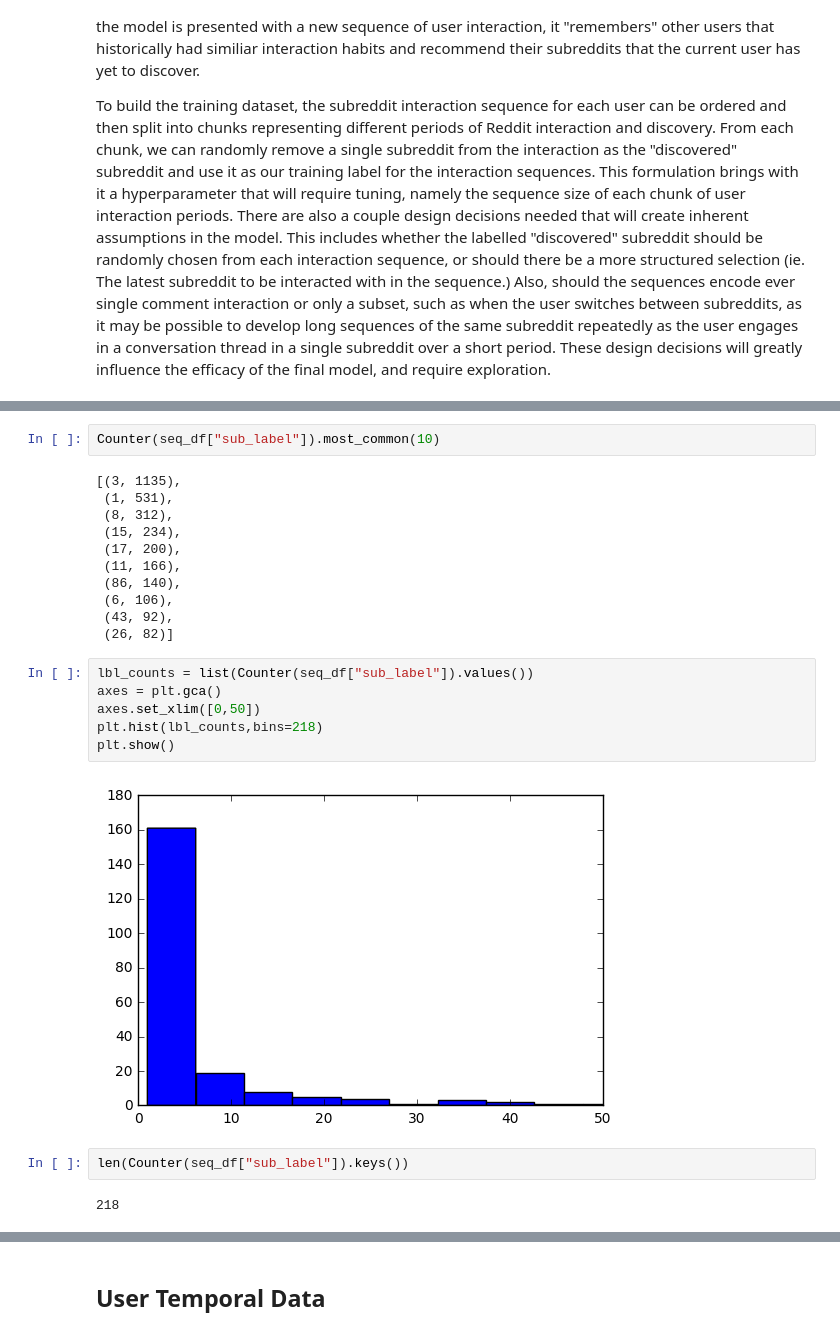
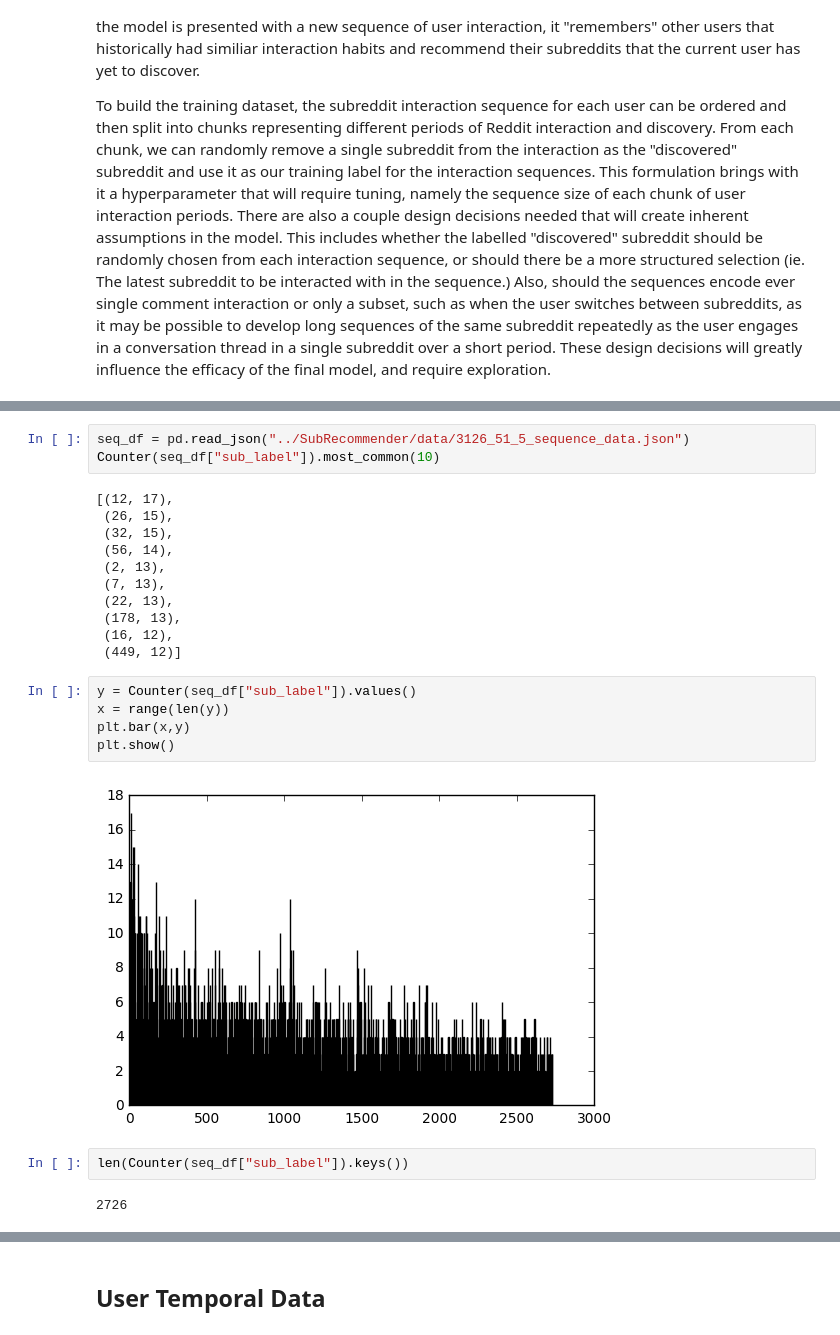
Before and after one commit to cole-maclean/MAI-CI, a Jupyter notebook: notebooks/EDA Notebook.ipynb, the cells around one changed output, grey strips where cells are left out. Drawn from its saved outputs; the diff is of its cells as text.

```diff
--- a/notebooks/EDA Notebook.ipynb
+++ b/notebooks/EDA Notebook.ipynb
@@ -171,26 +171,26 @@ np.mean(flt_disc_times)
 # %%
+seq_df = pd.read_json("../SubRecommender/data/3126_51_5_sequence_data.json")
 Counter(seq_df["sub_label"]).most_common(10)
 # %% [output]
-[(3, 1135),
- (1, 531),
- (8, 312),
- (15, 234),
- (17, 200),
- (11, 166),
- (86, 140),
- (6, 106),
- (43, 92),
- (26, 82)]
+[(12, 17),
+ (26, 15),
+ (32, 15),
+ (56, 14),
+ (2, 13),
+ (7, 13),
+ (22, 13),
+ (178, 13),
+ (16, 12),
+ (449, 12)]
-# %%
-lbl_counts = list(Counter(seq_df["sub_label"]).values())
-axes = plt.gca()
-axes.set_xlim([0,50])
-plt.hist(lbl_counts,bins=218)
-plt.show()
-# %% [output]
-[figure, removed]
+# %%
+y = Counter(seq_df["sub_label"]).values()
+x = range(len(y))
+plt.bar(x,y)
+plt.show()
+# %% [output]
+[figure, added]
 # %%
 len(Counter(seq_df["sub_label"]).keys())
 # %% [output]
-218
+2726
 # %%
```
Also changed, not shown: parts of 21 cells of this notebook, 4 other files.
